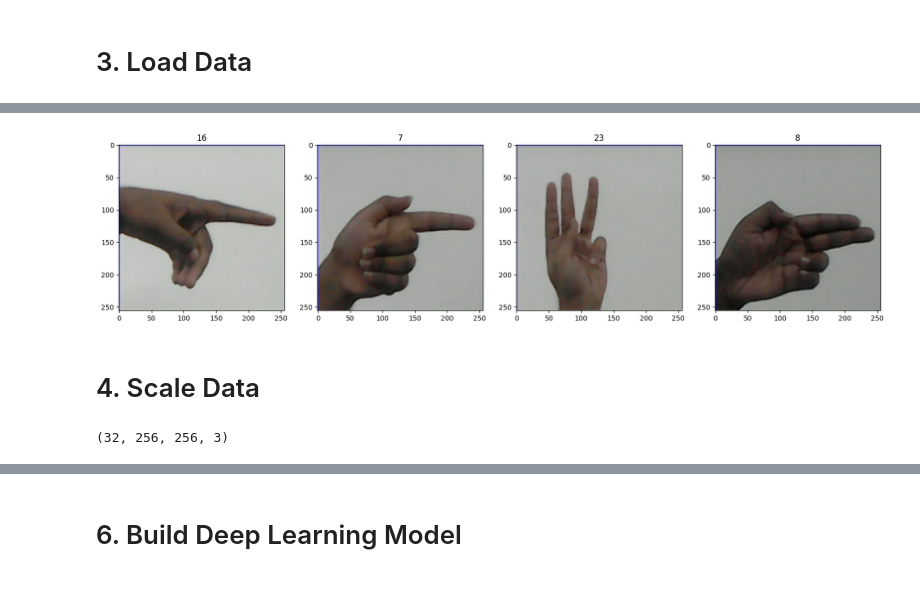
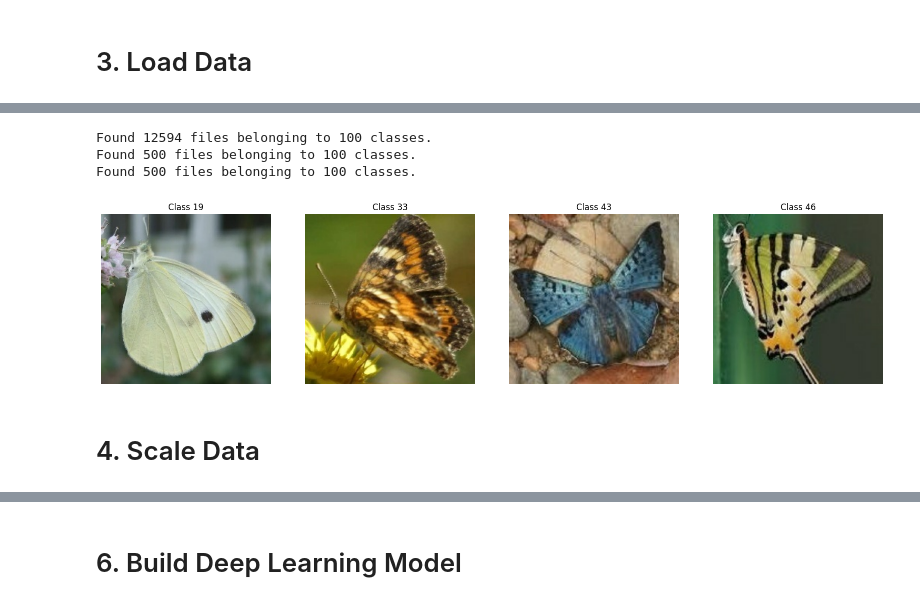
Before and after one commit to dynci22/Thesis, a Jupyter notebook: ThesisCode.ipynb, the cells around one changed output, grey strips where cells are left out. Cells and saved outputs as stored; diff of their text form; code cells hidden in the pictures.

```diff
--- a/ThesisCode.ipynb
+++ b/ThesisCode.ipynb
@@ -124,13 +165,66 @@ batch = data_iterator.next()
-# %%
-fig, ax = plt.subplots(ncols=4, figsize=(20,20))
-for idx, img in enumerate(batch[0][:4]):
-    ax[idx].imshow(img.astype(int))
-    ax[idx].title.set_text(batch[1][idx])
-# %% [output]
-[figure, removed]
+# %%
+# Created TensorFlow datasets
+data_train = tf.keras.utils.image_dataset_from_directory(
+    dir_list[0],               # Loaded 'train' directory
+    labels='inferred',
+    label_mode='categorical',  # Used 'categorical' for multi-class classification
+    batch_size=32,             # Set the desired batch size
+    image_size=(224, 224),     # Set the desired image size
+    shuffle=True,
+    seed=42,
+    validation_split=None,
+    subset=None
+)
+
+data_test = tf.keras.utils.image_dataset_from_directory(
+    dir_list[1],               # Loaded 'test' directory
+    labels='inferred',
+    label_mode='categorical',  # Used 'categorical' for multi-class classification
+    batch_size=32,             # Set the desired batch size
+    image_size=(224, 224),     # Set the desired image size
+    shuffle=True,
+    seed=42,
+    validation_split=None,
+    subset=None
+)
+
+data_valid = tf.keras.utils.image_dataset_from_directory(
+    dir_list[2],               # Loaded 'valid' directory
+    labels='inferred',
+    label_mode='categorical',  # Used 'categorical' for multi-class classification
+    batch_size=32,             # Set the desired batch size
+    image_size=(224, 224),     # Set the desired image size
+    shuffle=True,
+    seed=42,
+    validation_split=None,
+    subset=None
+)
+# %% [output]
+Found 12594 files belonging to 100 classes.
+Found 500 files belonging to 100 classes.
+Found 500 files belonging to 100 classes.
+# %%
+import matplotlib.pyplot as plt
+import tensorflow as tf
+
+# Created subplots with 4 columns and a large figure size
+fig, ax = plt.subplots(ncols=4, figsize=(20, 20))
+
+# Looped through the first 4 batches in the data_train dataset
+for idx, (images, labels) in enumerate(data_train.take(4)):
+    # Displayed individual images from the batch
+    ax[idx].imshow(images[0].numpy().astype(int))  # Assuming batch size is 32, choose the first image
+
+    # Set the title of the subplot to the corresponding label
+    label_index = tf.argmax(labels[0])  # Use the first label in the batch
+    ax[idx].set_title(f"Class {label_index.numpy()}")
+
+    # Turned off the axis labels and ticks for better visualization
+    ax[idx].axis('off')
+
+# Showed the subplots
+plt.show()
+# %% [output]
+[figure, added]
 # %% [markdown]
 # 4. Scale Data
-# %%
-batch[0].shape
-# %% [output]
-(32, 256, 256, 3)
```
Also changed, not shown: parts of 49 cells of this notebook.
